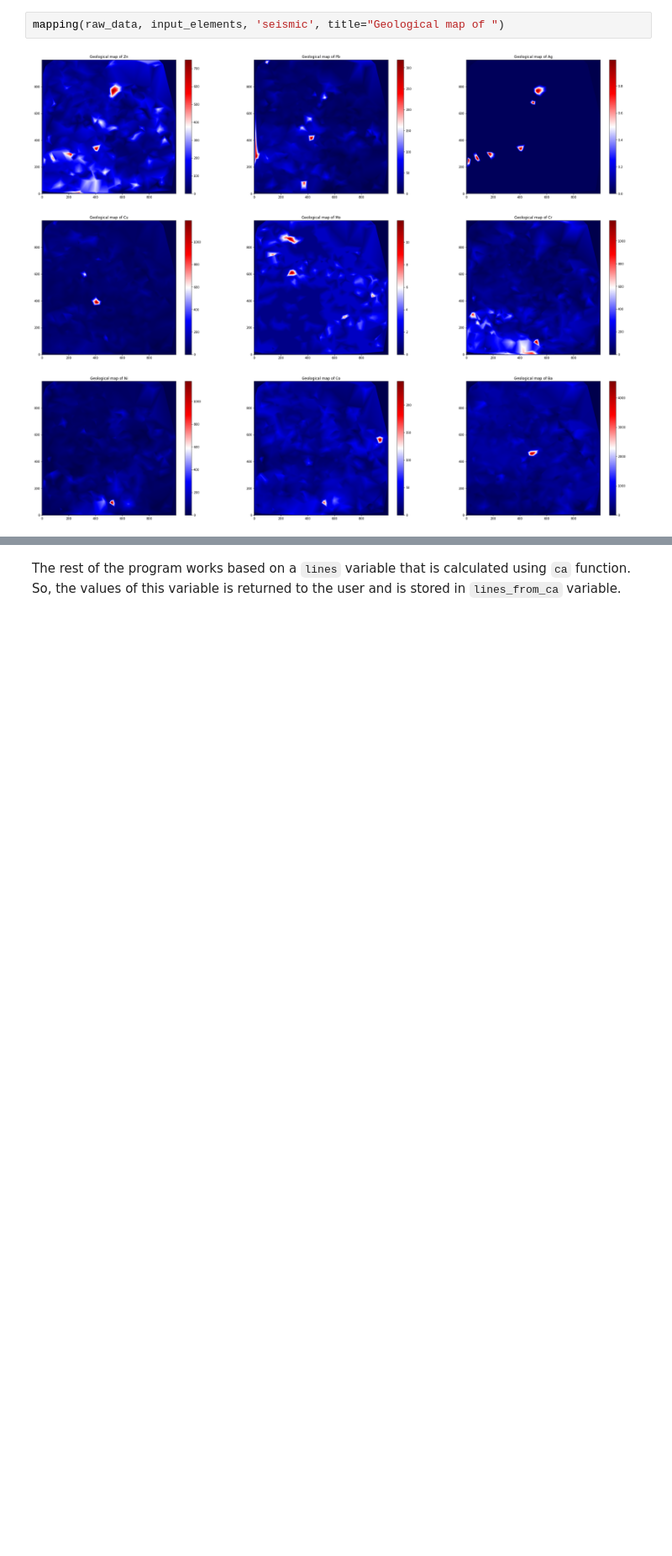
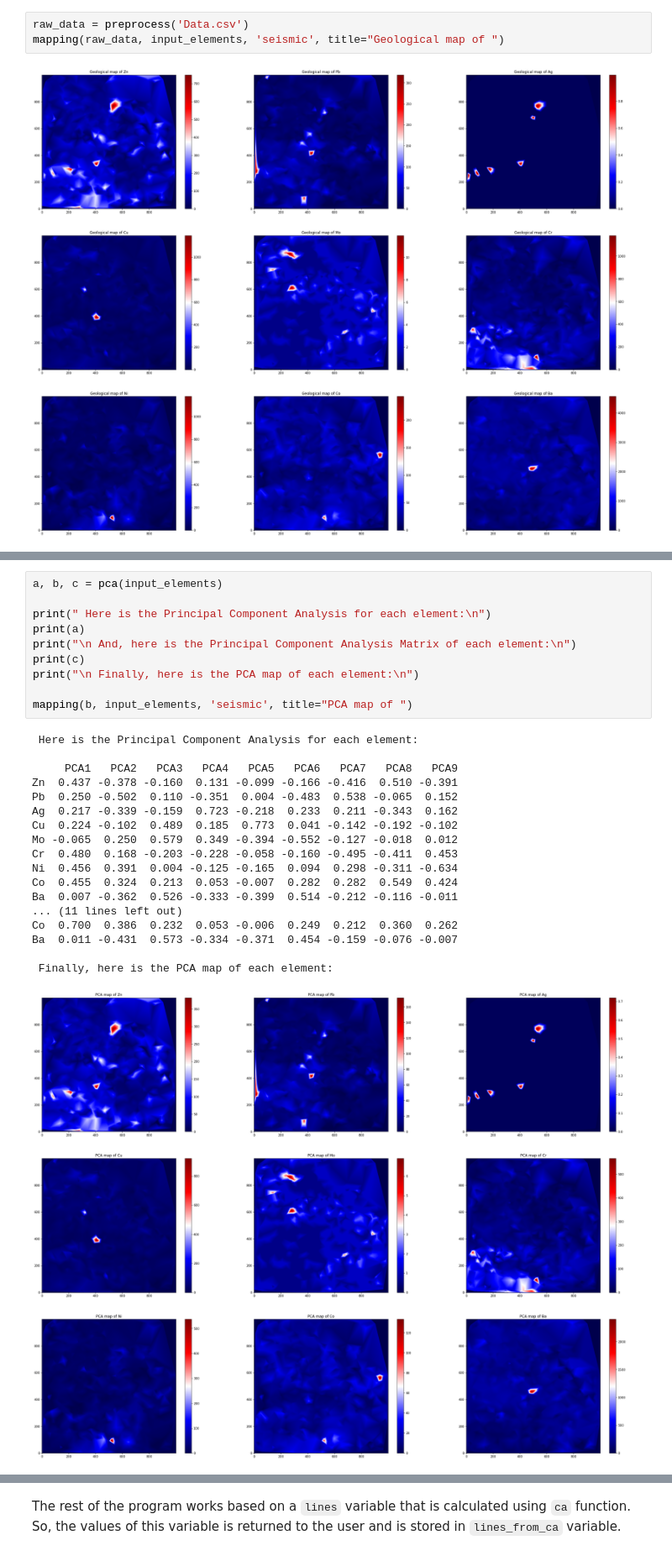
Before and after one commit to SupernovifieD/thesis-UT-2022, a Jupyter notebook: Thesis - Yasin Ghasemi - 2.0.1.ipynb, the cells around one changed output, grey strips where cells are left out. Shown at 84% size. Saved outputs shown, nothing was run; the diff lists cells and outputs as text; blank space fills up the shorter version.

```diff
--- a/Thesis - Yasin Ghasemi - 2.0.1.ipynb
+++ b/Thesis - Yasin Ghasemi - 2.0.1.ipynb
@@ -365,6 +383,7 @@ def mapping(raw_data, element_concenteration, cmap, title):
         cbar.set_label('',labelpad=+2)
         ax[x_index, y_index].set_title(f"{title}{column}")
 # %%
+raw_data = preprocess('Data.csv')
 mapping(raw_data, input_elements, 'seismic', title="Geological map of ")
 # %% [output]
 [figure]
@@ -371,3 +430,32 @@ mapping(raw_data, input_elements, 'seismic', title="Geological map of ")
+# %%
+a, b, c = pca(input_elements)
+
+print(" Here is the Principal Component Analysis for each element:\n")
+print(a)
+print("\n And, here is the Principal Component Analysis Matrix of each element:\n")
+print(c)
+print("\n Finally, here is the PCA map of each element:\n")
+
+mapping(b, input_elements, 'seismic', title="PCA map of ")
+# %% [output]
+ Here is the Principal Component Analysis for each element:
+
+     PCA1   PCA2   PCA3   PCA4   PCA5   PCA6   PCA7   PCA8   PCA9
+Zn  0.437 -0.378 -0.160  0.131 -0.099 -0.166 -0.416  0.510 -0.391
+Pb  0.250 -0.502  0.110 -0.351  0.004 -0.483  0.538 -0.065  0.152
+Ag  0.217 -0.339 -0.159  0.723 -0.218  0.233  0.211 -0.343  0.162
+Cu  0.224 -0.102  0.489  0.185  0.773  0.041 -0.142 -0.192 -0.102
+Mo -0.065  0.250  0.579  0.349 -0.394 -0.552 -0.127 -0.018  0.012
+Cr  0.480  0.168 -0.203 -0.228 -0.058 -0.160 -0.495 -0.411  0.453
+Ni  0.456  0.391  0.004 -0.125 -0.165  0.094  0.298 -0.311 -0.634
+Co  0.455  0.324  0.213  0.053 -0.007  0.282  0.282  0.549  0.424
+Ba  0.007 -0.362  0.526 -0.333 -0.399  0.514 -0.212 -0.116 -0.011
+... (11 lines left out)
+Co  0.700  0.386  0.232  0.053 -0.006  0.249  0.212  0.360  0.262
+Ba  0.011 -0.431  0.573 -0.334 -0.371  0.454 -0.159 -0.076 -0.007
+
+ Finally, here is the PCA map of each element:
+[figure, added]
 # %% [markdown]
 ### Concenteration-Area (C-A) Fractal Modelling<a name="ca"></a>
 
```
Also changed, not shown: parts of 24 cells of this notebook.
